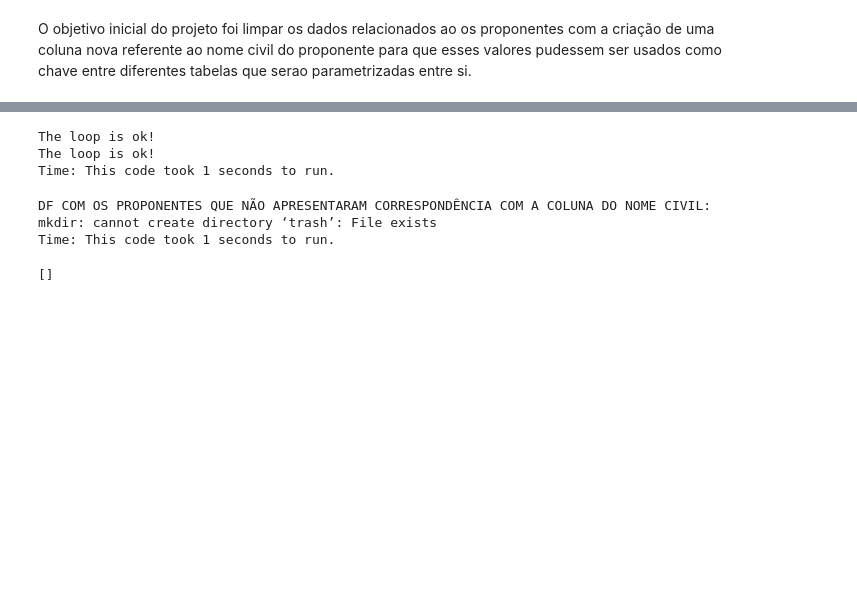
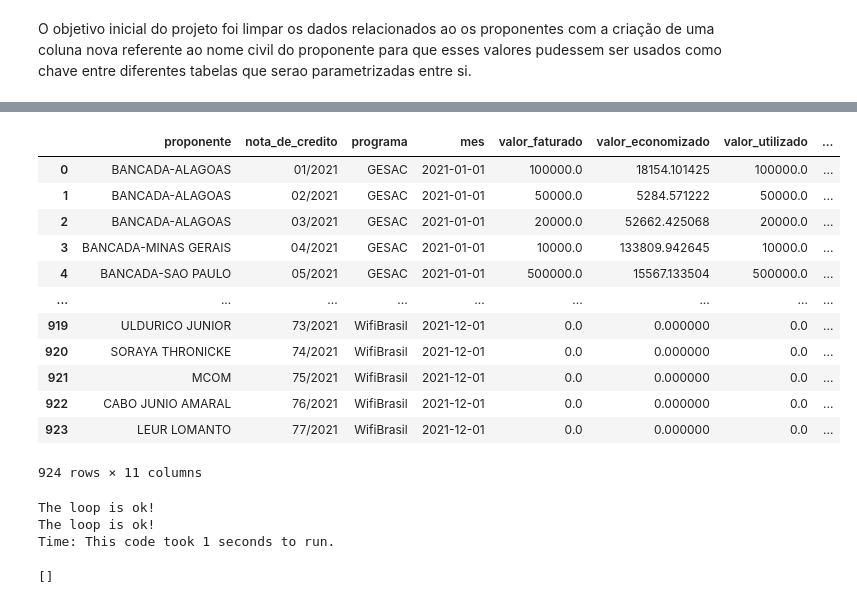
Before and after one commit to robertomdiniz5/Projeto-Controle-Financeiro-GESAC, a Jupyter notebook: controle_financeiro_gesac.ipynb, the cells around one changed output, grey strips where cells are left out. Drawn from its saved outputs; the diff is of its cells as text; code cells hidden in the pictures; blank space fills up the shorter version.

```diff
--- a/controle_financeiro_gesac.ipynb
+++ b/controle_financeiro_gesac.ipynb
@@ -398,3 +383,19 @@ my_output
+# %%
+df_an
+# %% [output]
+|  | proponente | nota_de_credito | programa | mes | valor_faturado | valor_economizado | valor_utilizado | ... |
+| 0 | BANCADA-ALAGOAS | 01/2021 | GESAC | 2021-01-01 | 100000.0 | 18154.101425 | 100000.0 | ... |
+| 1 | BANCADA-ALAGOAS | 02/2021 | GESAC | 2021-01-01 | 50000.0 | 5284.571222 | 50000.0 | ... |
+| 2 | BANCADA-ALAGOAS | 03/2021 | GESAC | 2021-01-01 | 20000.0 | 52662.425068 | 20000.0 | ... |
+| 3 | BANCADA-MINAS GERAIS | 04/2021 | GESAC | 2021-01-01 | 10000.0 | 133809.942645 | 10000.0 | ... |
+| 4 | BANCADA-SAO PAULO | 05/2021 | GESAC | 2021-01-01 | 500000.0 | 15567.133504 | 500000.0 | ... |
+| ... | ... | ... | ... | ... | ... | ... | ... | ... |
+| 919 | ULDURICO JUNIOR | 73/2021 | WifiBrasil | 2021-12-01 | 0.0 | 0.000000 | 0.0 | ... |
+| 920 | SORAYA THRONICKE | 74/2021 | WifiBrasil | 2021-12-01 | 0.0 | 0.000000 | 0.0 | ... |
+| 921 | MCOM | 75/2021 | WifiBrasil | 2021-12-01 | 0.0 | 0.000000 | 0.0 | ... |
+| 922 | CABO JUNIO AMARAL | 76/2021 | WifiBrasil | 2021-12-01 | 0.0 | 0.000000 | 0.0 | ... |
+| 923 | LEUR LOMANTO | 77/2021 | WifiBrasil | 2021-12-01 | 0.0 | 0.000000 | 0.0 | ... |
+924 rows × 11 columns
 # %%
 start_time = time()
 dfs = [df_an, df_ic]
@@ -419,33 +420,6 @@ end_time = time(); print(f'Time: This code took {ceil(end_time-start_time)} seco
 The loop is ok!
 The loop is ok!
 Time: This code took 1 seconds to run.
-# %%
-#checando se tem dfs sem prop_pk
-start_time = time()
-
-dfs  = [df_an, df_sn,df_em, df_sg]
-lst_no_cv_name = []
-for df in dfs:
-    for index, value in enumerate(df.loc[df.prop_pk1==''].proponente.values):
-        if value not in lst_no_cv_name:
-            lst_no_cv_name.append(df.loc[df.prop_pk1==''].proponente.values[index])
-        else:pass
-
-print('DF COM OS PROPONENTES QUE NÃO APRESENTARAM CORRESPONDÊNCIA COM A COLUNA DO NOME CIVIL:')
-df_nk = pd.DataFrame()
-df_nk['proponente']= lst_no_cv_name
-
-save = True
-if save == True:
-    %mkdir trash
-    df_nk.to_excel('trash/props_with_no_key.xlsx')
-else:pass
-
-end_time = time(); print(f'Time: This code took {ceil(end_time-start_time)} seconds to run.'); total_time += end_time-start_time
-# %% [output]
-DF COM OS PROPONENTES QUE NÃO APRESENTARAM CORRESPONDÊNCIA COM A COLUNA DO NOME CIVIL:
-mkdir: cannot create directory ‘trash’: File exists
-Time: This code took 1 seconds to run.
 # %%
 lst_pr = (df_pr['prop_pk1'], df_pr['prop_1'],df_pr['prop_2'], df_pr['prop_3'],df_pr['prop_4'])
 
```
Also changed, not shown: parts of 18 cells of this notebook, 3 other files.
